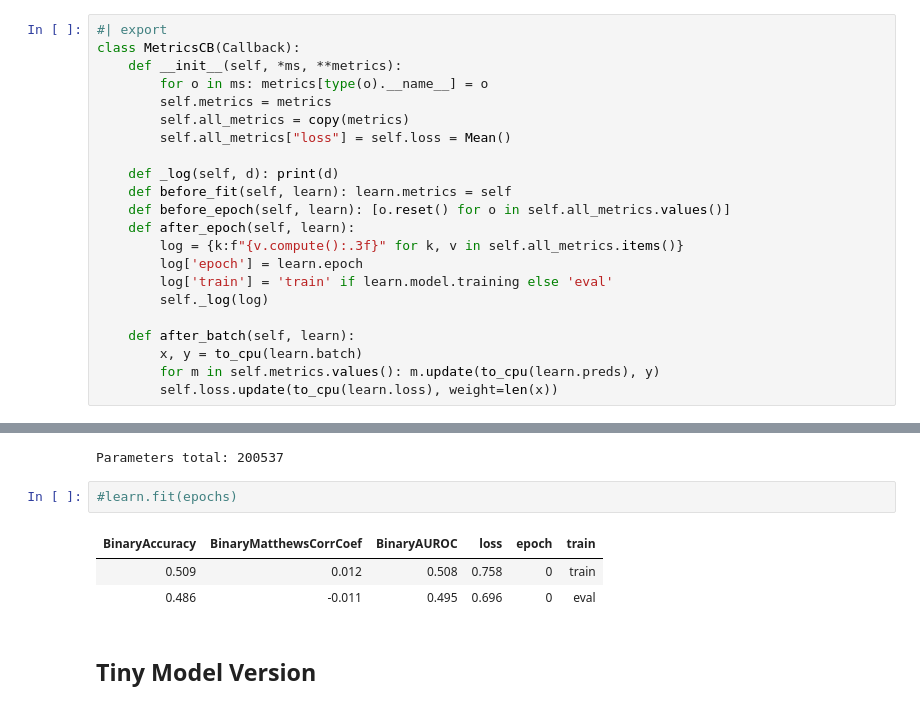
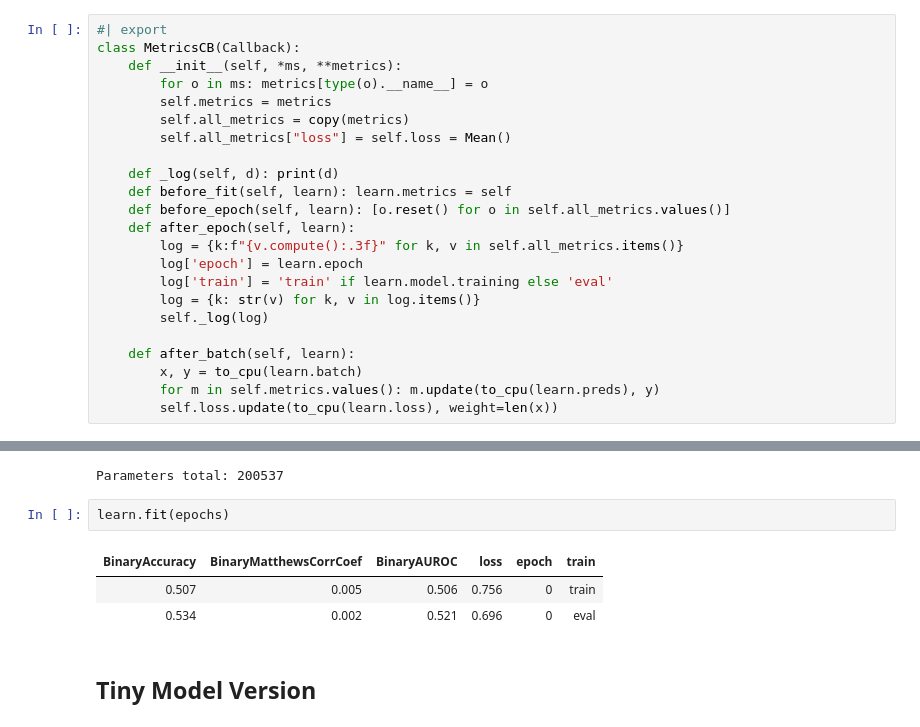
Before and after one commit to frenio/atai, a Jupyter notebook: nbs/00_core.ipynb, the cells around one changed output, grey strips where cells are left out. Cells and saved outputs as stored; diff of their text form.

```diff
--- a/nbs/00_core.ipynb
+++ b/nbs/00_core.ipynb
@@ -449,6 +449,7 @@ class MetricsCB(Callback):
         log = {k:f"{v.compute():.3f}" for k, v in self.all_metrics.items()}
         log['epoch'] = learn.epoch
         log['train'] = 'train' if learn.model.training else 'eval'
+        log = {k: str(v) for k, v in log.items()}
         self._log(log)
 
     def after_batch(self, learn):
@@ -813,11 +814,11 @@ print(f"Parameters total: {sum(p.nelement() for p in model.parameters())}")
 # %% [output]
 Parameters total: 200537
 # %%
-#learn.fit(epochs)
+learn.fit(epochs)
 # %% [output]
 | BinaryAccuracy | BinaryMatthewsCorrCoef | BinaryAUROC | loss | epoch | train |
-| 0.509 | 0.012 | 0.508 | 0.758 | 0 | train |
-| 0.486 | -0.011 | 0.495 | 0.696 | 0 | eval |
+| 0.507 | 0.005 | 0.506 | 0.756 | 0 | train |
+| 0.534 | 0.002 | 0.521 | 0.696 | 0 | eval |
 # %% [markdown]
 ## Tiny Model Version
 # %%
```
Also changed, not shown: parts of 4 cells of this notebook, 1 other file.
